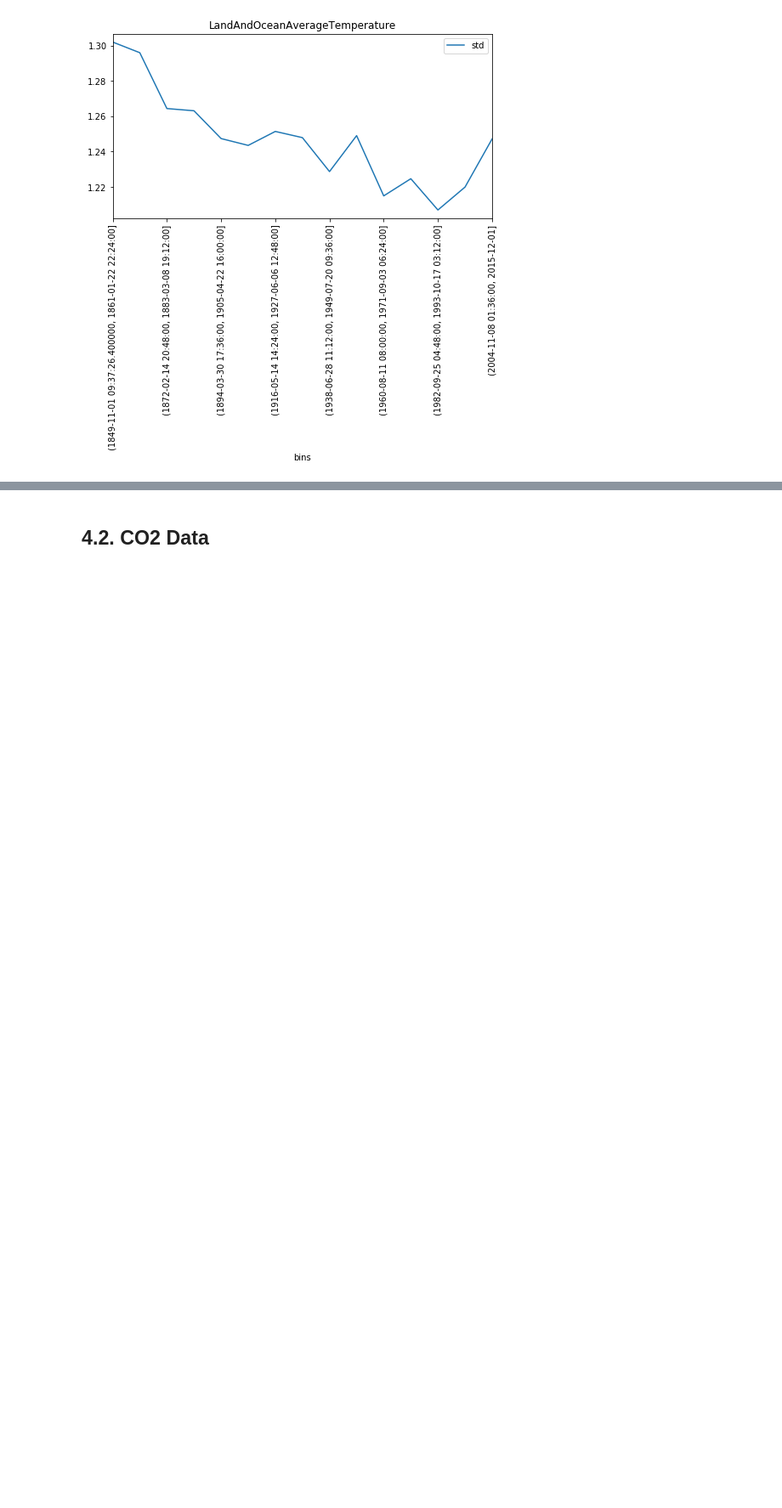
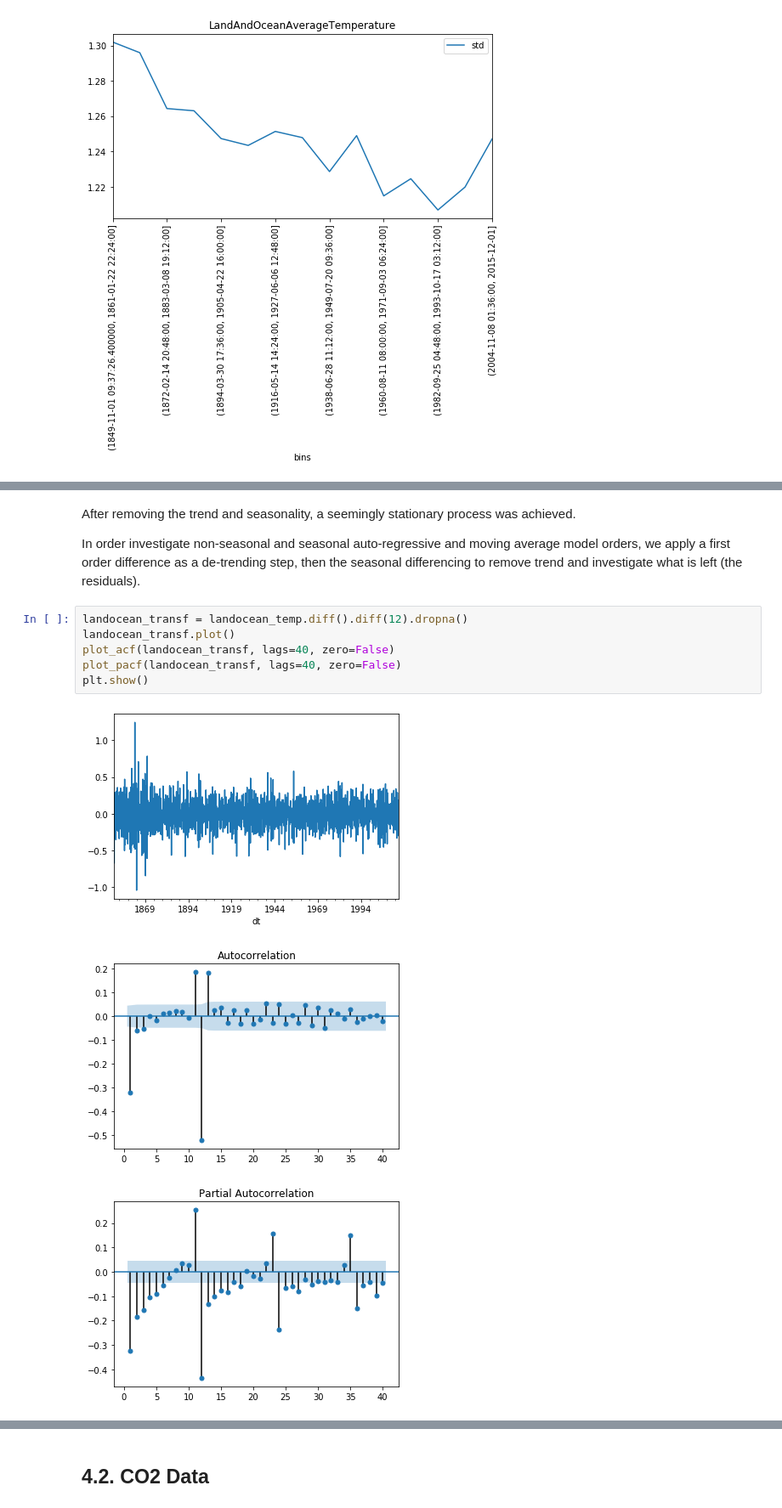
Before and after one commit to alvarocapelo/time-series-analysis, a Jupyter notebook: global-temperature/global-temperature-analysis.ipynb, the cells around one changed output, grey strips where cells are left out. Shown at 85% size. Cells and saved outputs as stored; diff of their text form; blank space fills up the shorter version.

```diff
--- a/global-temperature/global-temperature-analysis.ipynb
+++ b/global-temperature/global-temperature-analysis.ipynb
@@ -484,0 +489,14 @@ This information will be useful when deciding which univariate model is adequate
+# %% [markdown]
+After removing the trend and seasonality, a seemingly stationary process was achieved.
+
+In order investigate non-seasonal and seasonal auto-regressive and moving average model orders, we apply a first order difference as a de-trending step, then the seasonal differencing to remove trend and investigate what is left (the residuals).
+# %%
+landocean_transf = landocean_temp.diff().diff(12).dropna()
+landocean_transf.plot()
+plot_acf(landocean_transf, lags=40, zero=False)
+plot_pacf(landocean_transf, lags=40, zero=False)
+plt.show()
+# %% [output]
+[figure, added]
+[figure, added]
+[figure, added]
```
Also changed, not shown: parts of 91 cells of this notebook, 2 other files.
